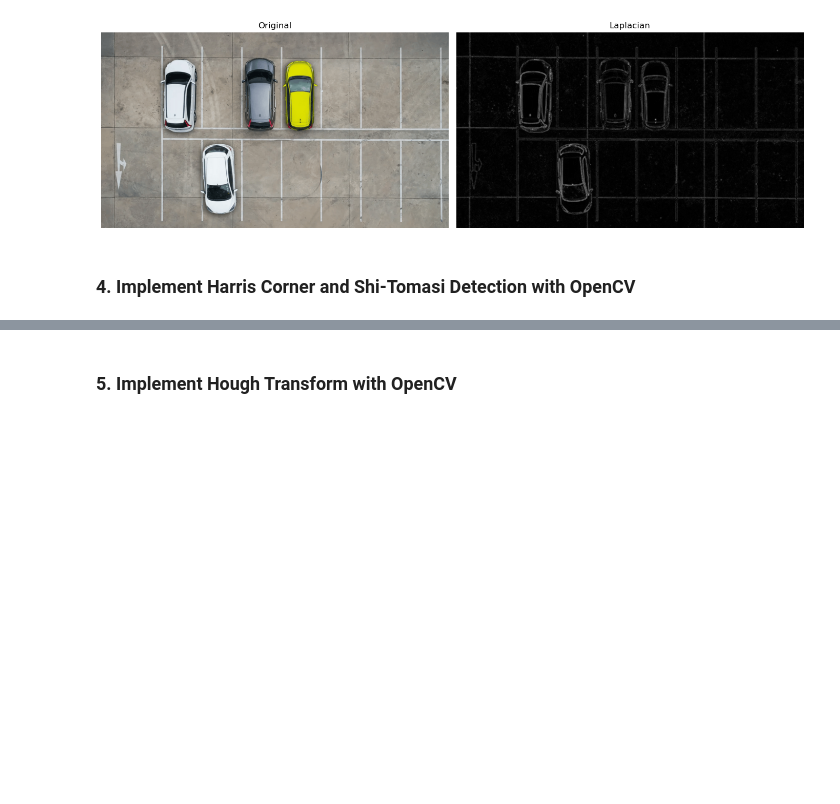
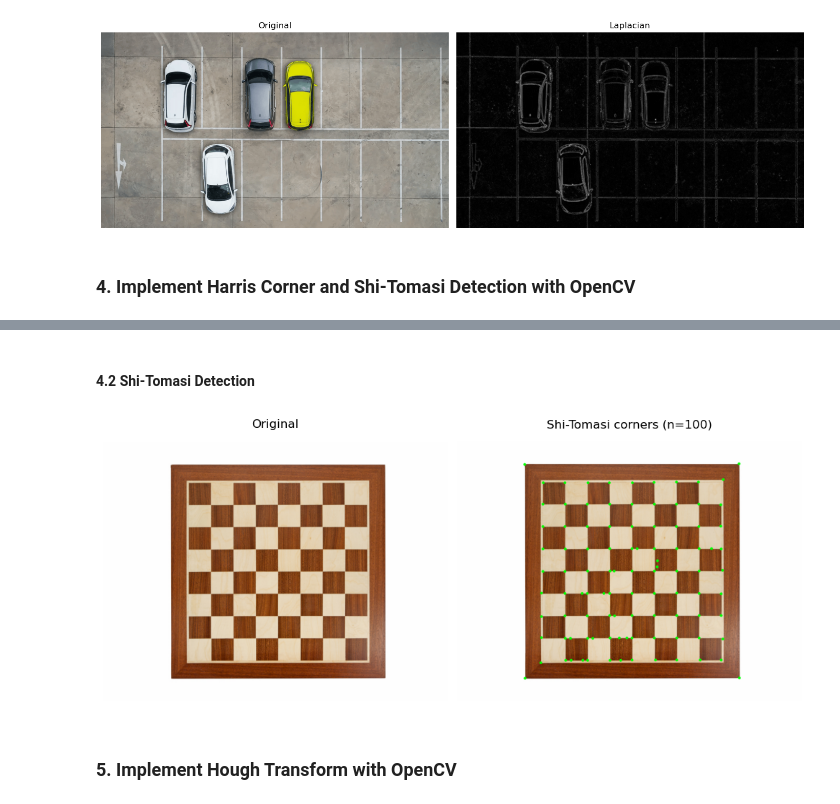
Before and after one commit to FarrelAD/Penglihatan-Komputer, a Jupyter notebook: notebooks/week-11.ipynb, the cells around one changed output, grey strips where cells are left out. Drawn from its saved outputs; the diff is of its cells as text; code cells hidden in the pictures; blank space fills up the shorter version.

```diff
--- a/notebooks/week-11.ipynb
+++ b/notebooks/week-11.ipynb
@@ -186,3 +233,57 @@ plt.show()
+# %% [markdown]
+#### 4.2 Shi-Tomasi Detection
+# %%
+img = cv2.imread('../assets/chess-board.jpg')
+
+if img is None:
+    raise Exception('Image is not found!')
+
+# Convert to grayscale
+gray = cv2.cvtColor(img, cv2.COLOR_BGR2GRAY)
+
+# Shi-Tomasi (Good Features to Track) parameters
+max_corners = 100
+quality_level = 0.01
+min_distance = 10
+block_size = 3
+use_harris = False
+
+corners = cv2.goodFeaturesToTrack(
+    gray,
+    maxCorners=max_corners,
+    qualityLevel=quality_level,
+    minDistance=min_distance,
+    blockSize=block_size,
+    useHarrisDetector=use_harris
+)
+
+# Optional: refine to sub-pixel accuracy
+if corners is not None:
+    corners = np.float32(corners)
+    criteria = (cv2.TERM_CRITERIA_EPS + cv2.TERM_CRITERIA_MAX_ITER, 40, 0.001)
+    cv2.cornerSubPix(gray, corners, winSize=(5,5), zeroZone=(-1,-1), criteria=criteria) # type: ignore
+
+# Draw detected corners
+img_st = img.copy()
+if corners is not None:
+    for c in corners: # type: ignore
+        x, y = c.ravel()
+        cv2.circle(img_st, (int(x), int(y)), 4, (0, 255, 0), -1)
+
+# Display original and result
+fig, axes = plt.subplots(1, 2, figsize=(10, 5))
+axes[0].imshow(cv2.cvtColor(img, cv2.COLOR_BGR2RGB))
+axes[0].set_title('Original')
+axes[0].axis('off')
+
+axes[1].imshow(cv2.cvtColor(img_st, cv2.COLOR_BGR2RGB))
+axes[1].set_title(f'Shi-Tomasi corners (n={0 if corners is None else len(corners)})') # type: ignore
+axes[1].axis('off')
+
+plt.tight_layout()
+plt.show()
+# %% [output]
+[figure, added]
 # %% [markdown]
 ### 5. Implement **Hough Transform** with OpenCV
 # %% [markdown]
```
Also changed, not shown: parts of 2 cells of this notebook, 2 other files.
